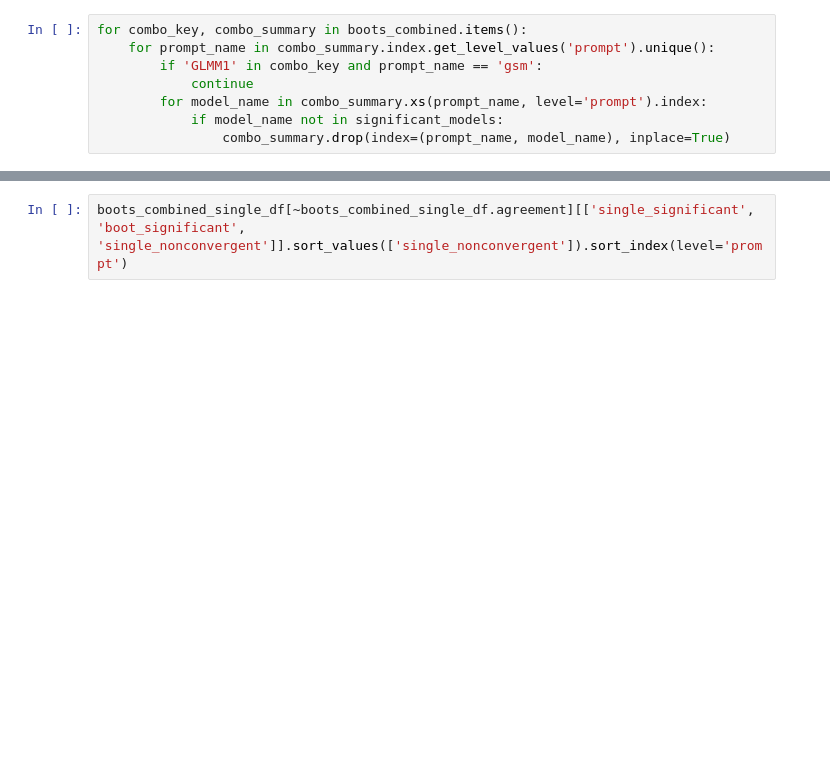
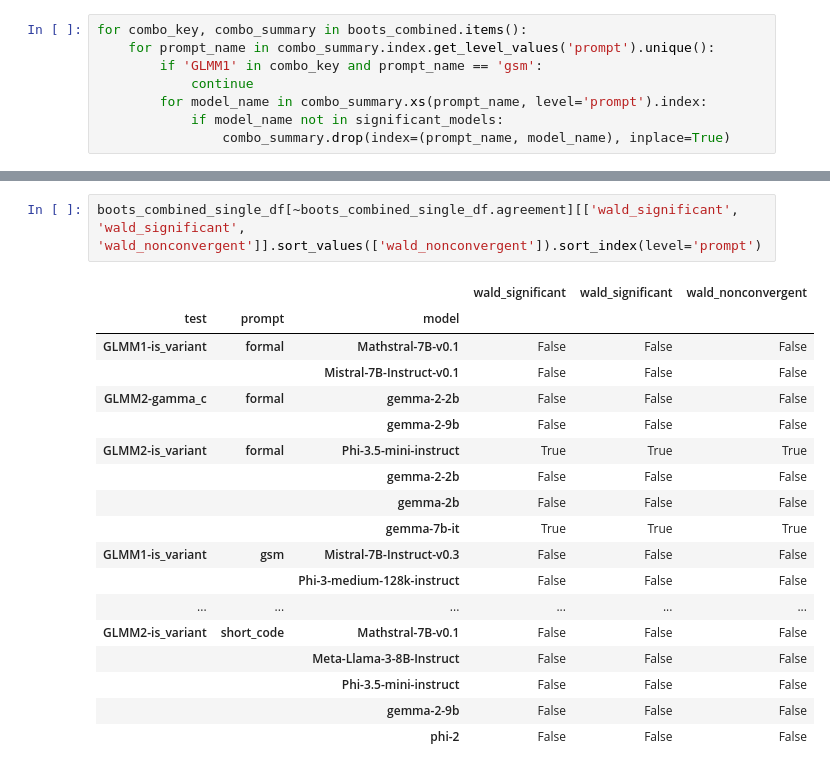
Before and after one commit to the-mysh/gsm-symbolic-benchmarking, a Jupyter notebook: notebooks/bootstrap_analysis.ipynb, the cells around one changed output, grey strips where cells are left out. Drawn from its saved outputs; the diff is of its cells as text; blank space fills up the shorter version.

```diff
--- a/notebooks/bootstrap_analysis.ipynb
+++ b/notebooks/bootstrap_analysis.ipynb
@@ -152,3 +501,22 @@ boots_combined_single_df
 # %%
-boots_combined_single_df[~boots_combined_single_df.agreement][['single_significant', 'boot_significant', 'single_nonconvergent']].sort_values(['single_nonconvergent']).sort_index(level='prompt')
+boots_combined_single_df[~boots_combined_single_df.agreement][['wald_significant', 'wald_significant', 'wald_nonconvergent']].sort_values(['wald_nonconvergent']).sort_index(level='prompt')
+# %% [output]
+|  |  |  | wald_significant | wald_significant | wald_nonconvergent |
+| test | prompt | model |  |  |  |
+| GLMM1-is_variant | formal | Mathstral-7B-v0.1 | False | False | False |
+|  |  | Mistral-7B-Instruct-v0.1 | False | False | False |
+| GLMM2-gamma_c | formal | gemma-2-2b | False | False | False |
+|  |  | gemma-2-9b | False | False | False |
+| GLMM2-is_variant | formal | Phi-3.5-mini-instruct | True | True | True |
+|  |  | gemma-2-2b | False | False | False |
+|  |  | gemma-2b | False | False | False |
+|  |  | gemma-7b-it | True | True | True |
+| GLMM1-is_variant | gsm | Mistral-7B-Instruct-v0.3 | False | False | False |
+|  |  | Phi-3-medium-128k-instruct | False | False | False |
+| ... | ... | ... | ... | ... | ... |
+| GLMM2-is_variant | short_code | Mathstral-7B-v0.1 | False | False | False |
+|  |  | Meta-Llama-3-8B-Instruct | False | False | False |
+|  |  | Phi-3.5-mini-instruct | False | False | False |
+|  |  | gemma-2-9b | False | False | False |
+|  |  | phi-2 | False | False | False |
 # %%
```
Also changed, not shown: parts of 32 cells of this notebook, 5 other files.
